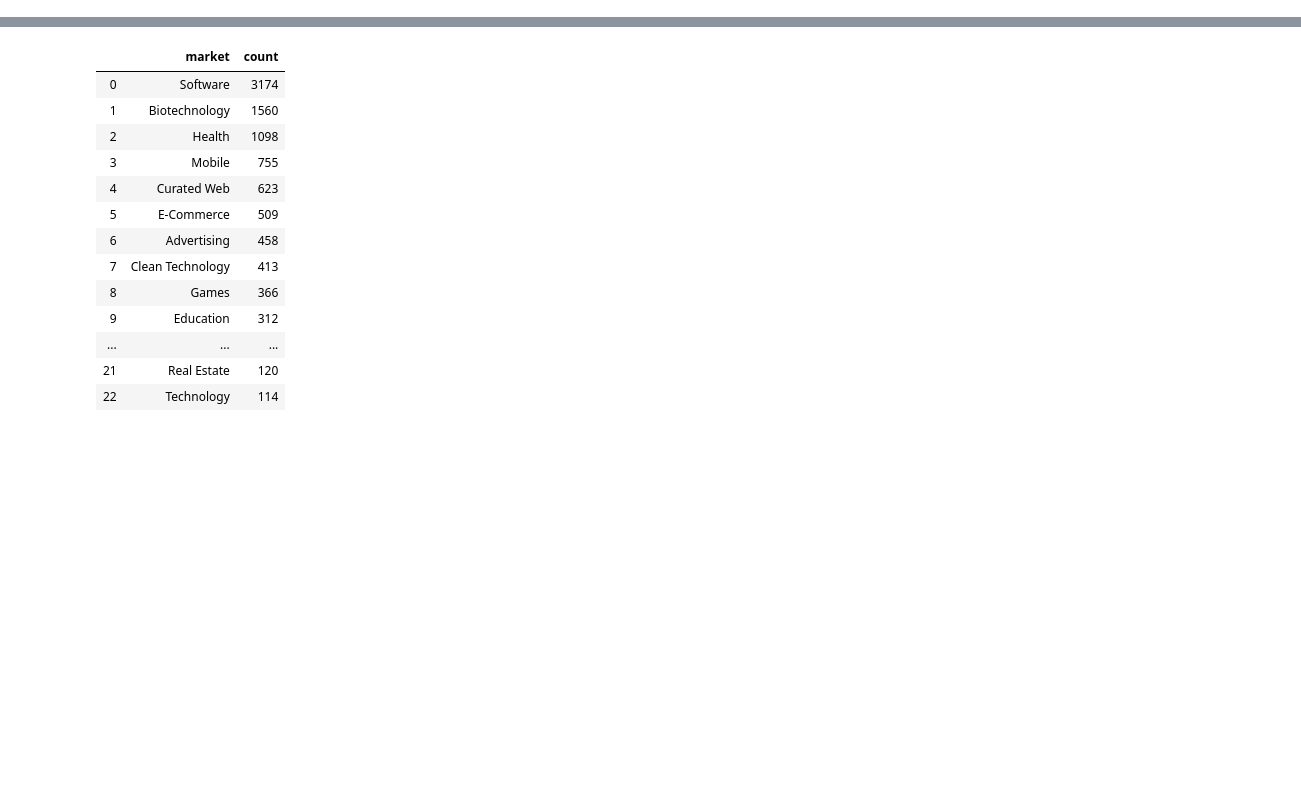
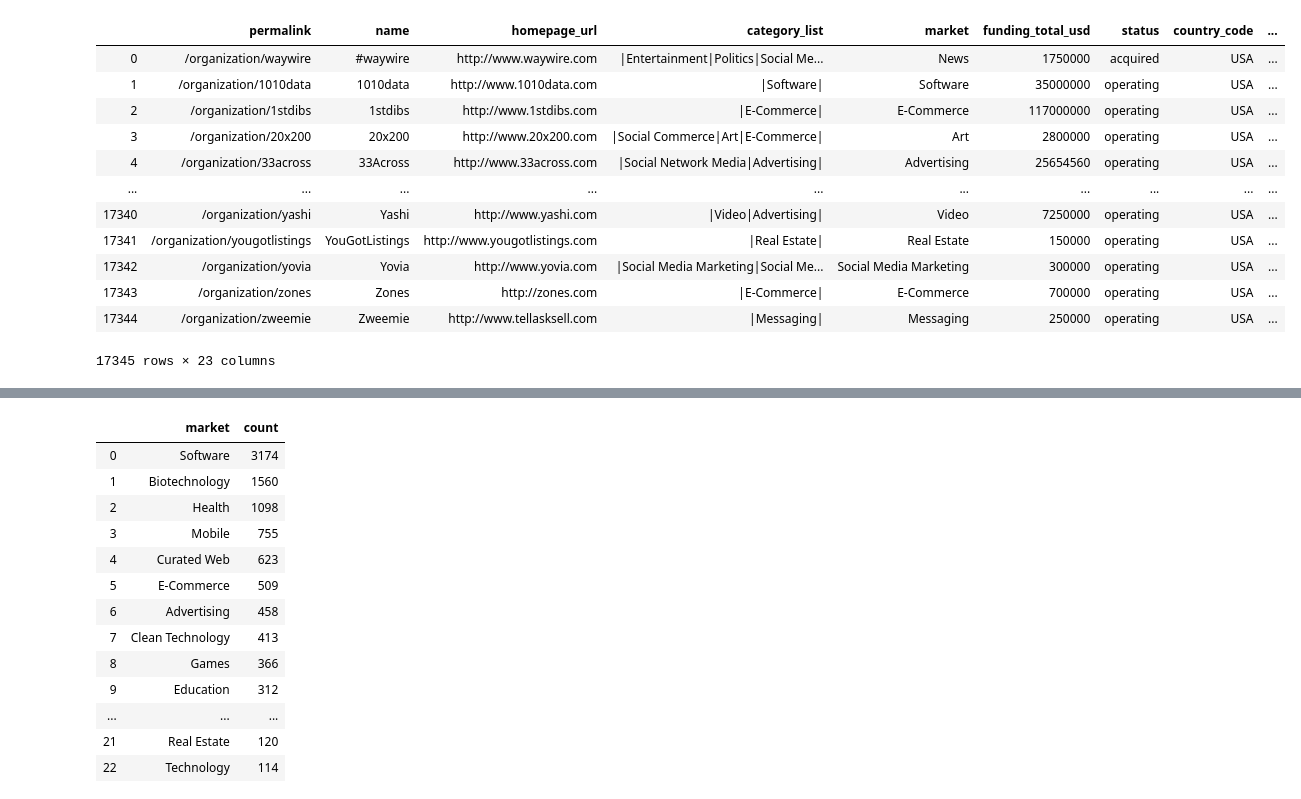
Before and after one commit to jjhuang22/cs171-final-project, a Jupyter notebook: data/EDA.ipynb, the cells around one changed output, grey strips where cells are left out. Drawn from its saved outputs; the diff is of its cells as text; code cells hidden in the pictures; blank space fills up the shorter version.

```diff
--- a/data/EDA.ipynb
+++ b/data/EDA.ipynb
@@ -110 +122,17 @@ for col in ['lat', 'lng']:
+# %%
+merge_df
+# %% [output]
+|  | permalink | name | homepage_url | category_list | market | funding_total_usd | status | country_code | ... |
+| 0 | /organization/waywire | #waywire | http://www.waywire.com | |Entertainment|Politics|Social Me... | News | 1750000 | acquired | USA | ... |
+| 1 | /organization/1010data | 1010data | http://www.1010data.com | |Software| | Software | 35000000 | operating | USA | ... |
+| 2 | /organization/1stdibs | 1stdibs | http://www.1stdibs.com | |E-Commerce| | E-Commerce | 117000000 | operating | USA | ... |
+| 3 | /organization/20x200 | 20x200 | http://www.20x200.com | |Social Commerce|Art|E-Commerce| | Art | 2800000 | operating | USA | ... |
+| 4 | /organization/33across | 33Across | http://www.33across.com | |Social Network Media|Advertising| | Advertising | 25654560 | operating | USA | ... |
+| ... | ... | ... | ... | ... | ... | ... | ... | ... | ... |
+| 17340 | /organization/yashi | Yashi | http://www.yashi.com | |Video|Advertising| | Video | 7250000 | operating | USA | ... |
+| 17341 | /organization/yougotlistings | YouGotListings | http://www.yougotlistings.com | |Real Estate| | Real Estate | 150000 | operating | USA | ... |
+| 17342 | /organization/yovia | Yovia | http://www.yovia.com | |Social Media Marketing|Social Me... | Social Media Marketing | 300000 | operating | USA | ... |
+| 17343 | /organization/zones | Zones | http://zones.com | |E-Commerce| | E-Commerce | 700000 | operating | USA | ... |
+| 17344 | /organization/zweemie | Zweemie | http://www.tellasksell.com | |Messaging| | Messaging | 250000 | operating | USA | ... |
+17345 rows × 23 columns
 # %%
```
Also changed, not shown: parts of 8 cells of this notebook, 2 other files.
